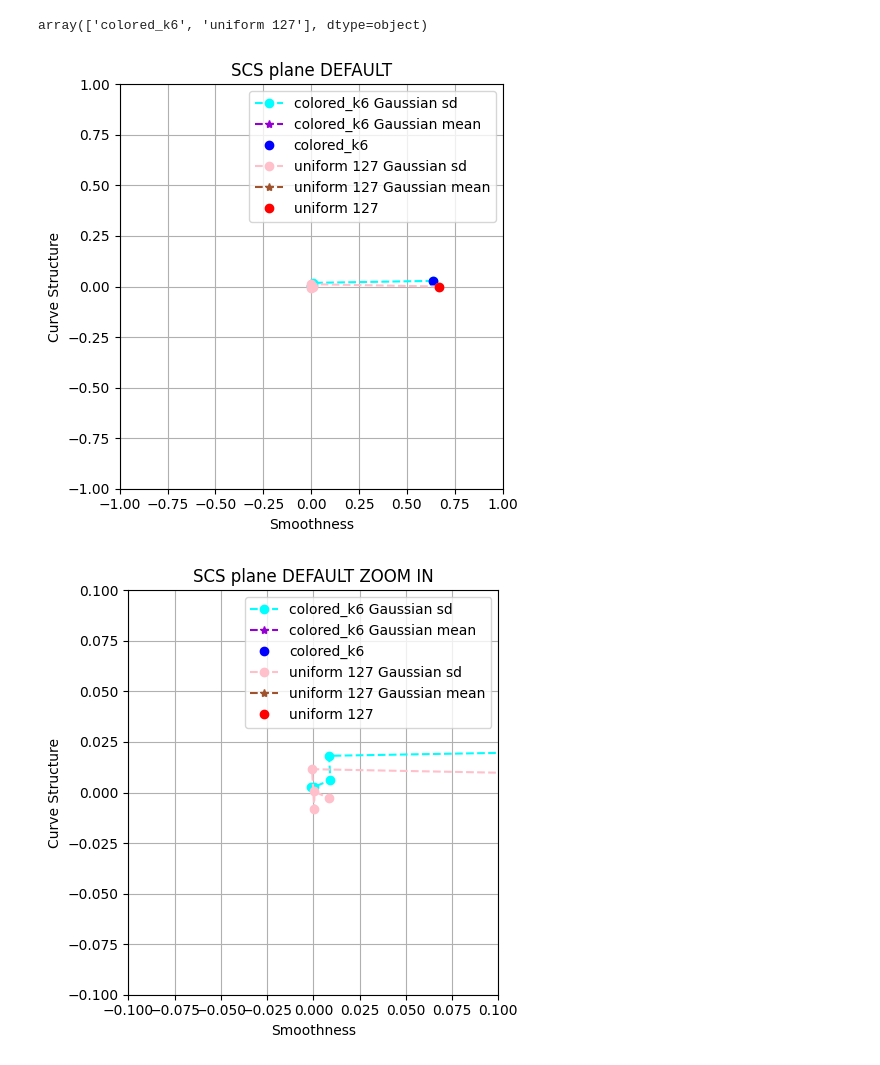
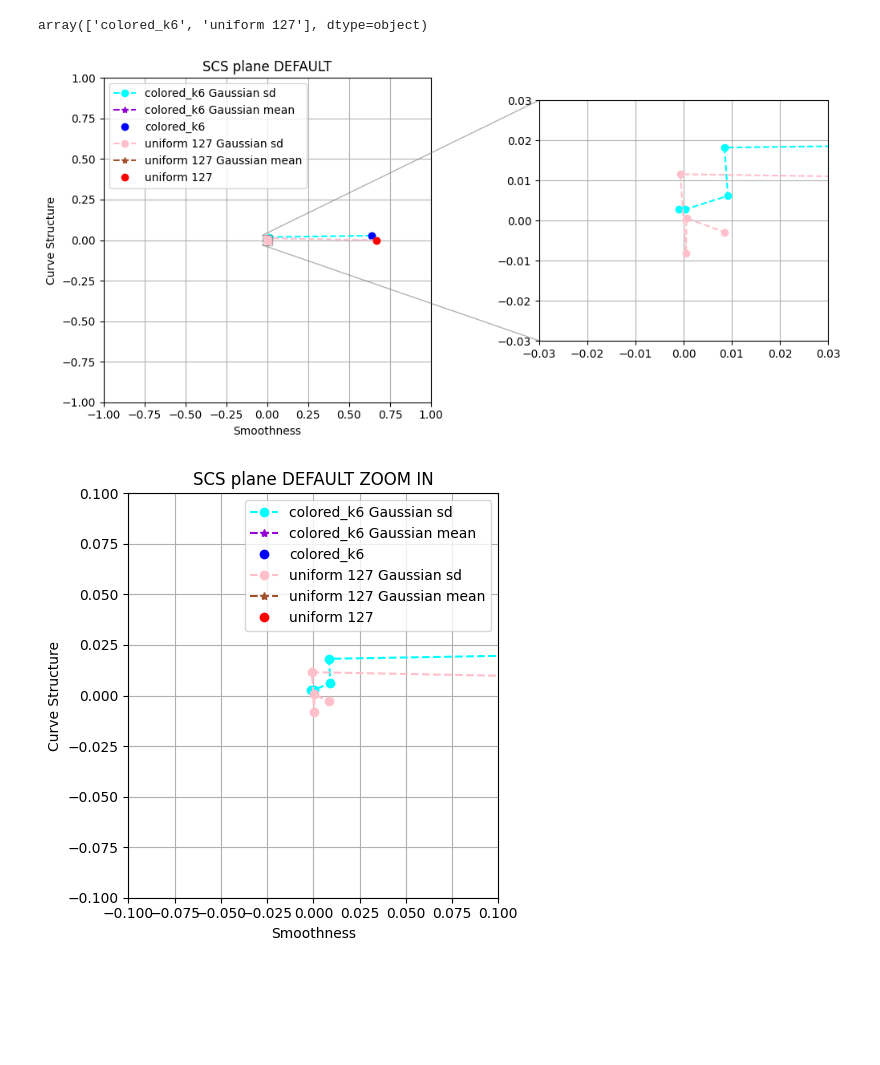
Before and after one commit to alvaroalbuquerque/SCS_plane_study, a Jupyter notebook: noise_analysis_q0_gaussian.ipynb, the cells around one changed output. Cells and saved outputs as stored; diff of their text form; code cells hidden in the pictures; blank space fills up the shorter version.

Commit message:
added zoom graph

```diff
--- a/noise_analysis_q0_gaussian.ipynb
+++ b/noise_analysis_q0_gaussian.ipynb
@@ -189,45 +189,55 @@ figname_to_color = {
     'uniform 127': 'red',
     'uniform 127_noise_sd': 'pink',
     'uniform 127_noise_mean': 'sienna'
 }
 unique_default_images = default_data_q0['image_name'].unique()
 
-plt.subplots(figsize=(5, 5))
+fig, ax_main =plt.subplots(figsize=(6, 5))
+axins = plt.axes([1.05, 0.27, 0.6, 0.6])
 
 for i, imageName in enumerate(unique_default_images):
     # Filter DataFrame for the current imageName
     df_data_filtered = default_data_q0[(default_data_q0['image_name'] == imageName)]
     # get data varying sd and setting mean as 0
     df_noised_sd = df_data_filtered[df_data_filtered['mean_value'] == 0]
-    plt.plot(df_noised_sd['Smoothness'], df_noised_sd['Curve structure'], 'ok--', c=figname_to_color[f"{imageName}_noise_sd"], label=f"{imageName} Gaussian sd")
+    ax_main.plot(df_noised_sd['Smoothness'], df_noised_sd['Curve structure'], 'ok--', c=figname_to_color[f"{imageName}_noise_sd"], label=f"{imageName} Gaussian sd")
+    axins.plot(df_noised_sd['Smoothness'], df_noised_sd['Curve structure'], 'ok--', c=figname_to_color[f"{imageName}_noise_sd"], label=f"{imageName} Gaussian sd")
     # get data varying mean and setting sd as 0
     df_noised_mean = df_data_filtered[df_data_filtered['sd_value'] == 0]
-    plt.plot(df_noised_mean['Smoothness'], df_noised_mean['Curve structure'], '*k--', c=figname_to_color[f"{imageName}_noise_mean"], label=f"{imageName} Gaussian mean")
+    ax_main.plot(df_noised_mean['Smoothness'], df_noised_mean['Curve structure'], '*k--', c=figname_to_color[f"{imageName}_noise_mean"], label=f"{imageName} Gaussian mean")
+    axins.plot(df_noised_mean['Smoothness'], df_noised_mean['Curve structure'], '*k--', c=figname_to_color[f"{imageName}_noise_mean"], label=f"{imageName} Gaussian mean")
 
     # Get the original data (no noise)
     df_no_noise = df_data_filtered[(df_data_filtered['sd_value'] == 0) & (df_data_filtered['mean_value'] == 0)]
     # plot it
-    plt.plot(df_no_noise['Smoothness'], df_no_noise['Curve structure'], 'o', c=figname_to_color[imageName], label=f"{imageName}")
+    ax_main.plot(df_no_noise['Smoothness'], df_no_noise['Curve structure'], 'o', c=figname_to_color[imageName], label=f"{imageName}")
+    axins.plot(df_no_noise['Smoothness'], df_no_noise['Curve structure'], 'o', c=figname_to_color[imageName], label=f"{imageName}")
                                     # & (default_data['sd_value'] == 0) & (default_data['mean_value'] == 0)]
     # Create scatter plot for Smoothness vs. Curve structure, colored by q
     # scatter = plt.scatter(df_data_filtered['Smoothness'], df_data_filtered['Curve structure'], c=figname_to_color[imageName])
 
 # Set title and labels for the subplot
-plt.title(f'SCS plane DEFAULT')
-plt.xlabel('Smoothness')
-plt.ylabel('Curve Structure')
-plt.xlim([-1, 1])
-plt.ylim([-1, 1])
-plt.grid(True)
-plt.legend()
+ax_main.set_title(f'SCS plane DEFAULT')
+ax_main.set_xlabel('Smoothness')
+ax_main.set_ylabel('Curve Structure')
+ax_main.set_xlim([-1, 1])
+ax_main.set_ylim([-1, 1])
+ax_main.grid(True)
+ax_main.legend()
+
+x1, x2, y1, y2 = -0.03, 0.03, -0.03, 0.03
+axins.set_xlim(x1, x2)
+axins.set_ylim(y1, y2)
+axins.grid(True)
+ax_main.indicate_inset_zoom(axins, edgecolor = '0.4')
 # Adjust layout to prevent overlap
 plt.tight_layout()
 # Save
 # plt.savefig(f'results/noise_analysis/gaussian/planes/test.png', bbox_inches='tight')
 # Show the plot
 plt.show()
 # %% [output]
-[figure, old version]
+[figure, new version]
 # %%
 figname_to_color = {
     'colored_k6': 'blue',
```
